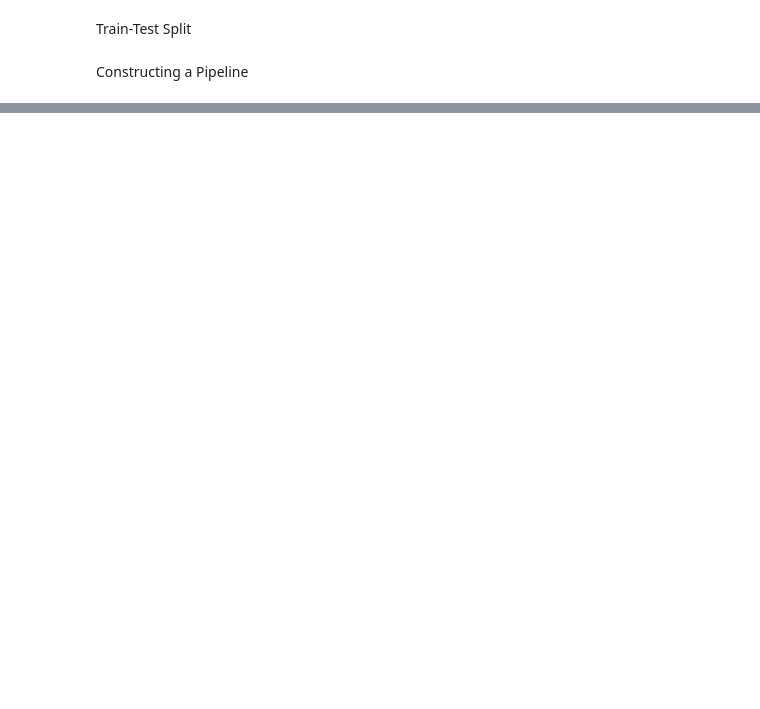
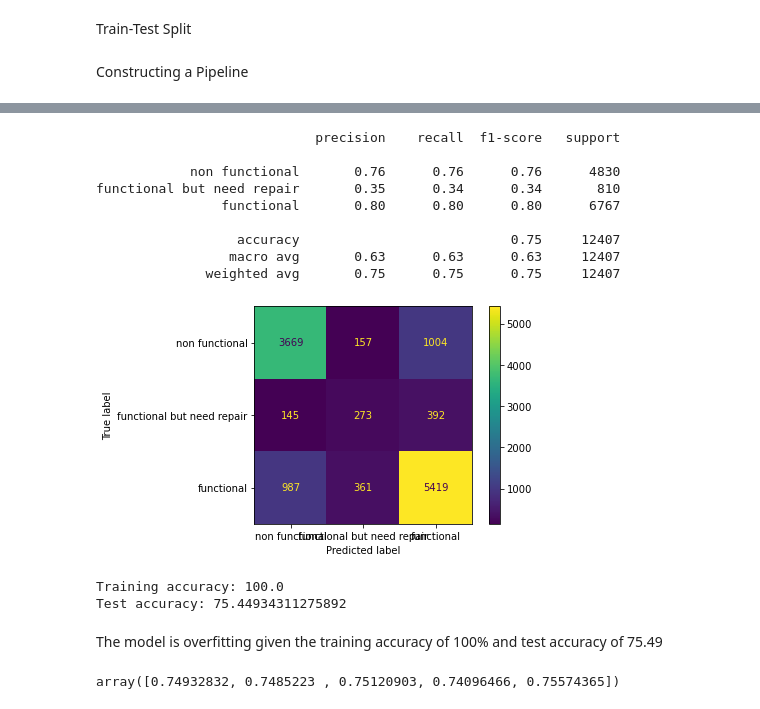
Before and after one commit to Paulwaweru/Phase-3-Project---Tanzania-Water-Wells, a Jupyter notebook: student.ipynb, the cells around one changed output, grey strips where cells are left out. Drawn from its saved outputs; the diff is of its cells as text; code cells hidden in the pictures; blank space fills up the shorter version.

```diff
--- a/student.ipynb
+++ b/student.ipynb
@@ -982,0 +1023,39 @@ The Log Training Accuracy was 73.73%. It is a good start. Next, I will build a D
+# %%
+pipe_dt = Pipeline(steps=[('scaler', StandardScaler()),
+                       ('dt_clf', DecisionTreeClassifier())])
+# %%
+# Fitting and predicting
+pipe_dt.fit(X_train, y_train)
+test_preds = pipe_dt.predict(X_test)
+dt_score = model_score(pipe_dt, X_test, test_preds, y_test)
+# %% [output]
+                            precision    recall  f1-score   support
+
+            non functional       0.76      0.76      0.76      4830
+functional but need repair       0.35      0.34      0.34       810
+                functional       0.80      0.80      0.80      6767
+
+                  accuracy                           0.75     12407
+                 macro avg       0.63      0.63      0.63     12407
+              weighted avg       0.75      0.75      0.75     12407
+[figure, added]
+# %%
+# Prediction on test data
+train_preds = pipe_dt.predict(X_train)
+
+# Accuracy
+train_accuracy = accuracy_score(y_train, train_preds)
+test_accuracy = accuracy_score(y_test, test_preds)
+
+print(f'Training accuracy: {train_accuracy*100}')
+print(f'Test accuracy: {test_accuracy*100}')
+# %% [output]
+Training accuracy: 100.0
+Test accuracy: 75.44934311275892
+# %% [markdown]
+The model is overfitting given the training accuracy of 100% and test accuracy of 75.49
+# %%
+# Cross validation
+cross_validate(pipe_dt, X_train, y_train, cv=5)['test_score']
+# %% [output]
+array([0.74932832, 0.7485223 , 0.75120903, 0.74096466, 0.75574365])
```
Also changed, not shown: parts of 32 cells of this notebook.
